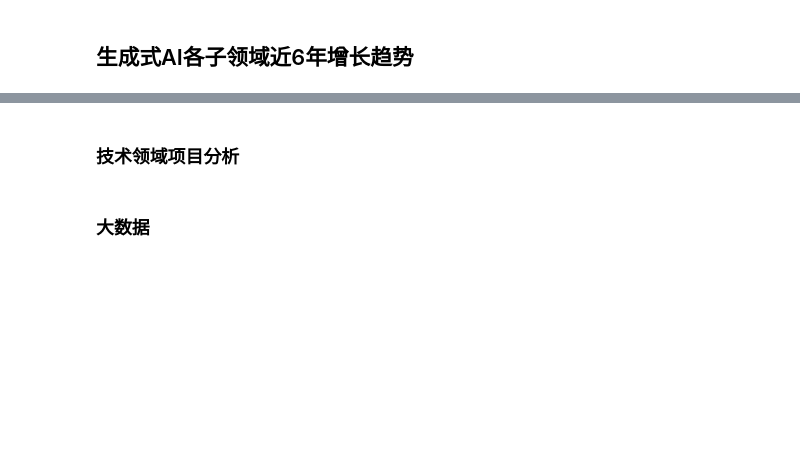
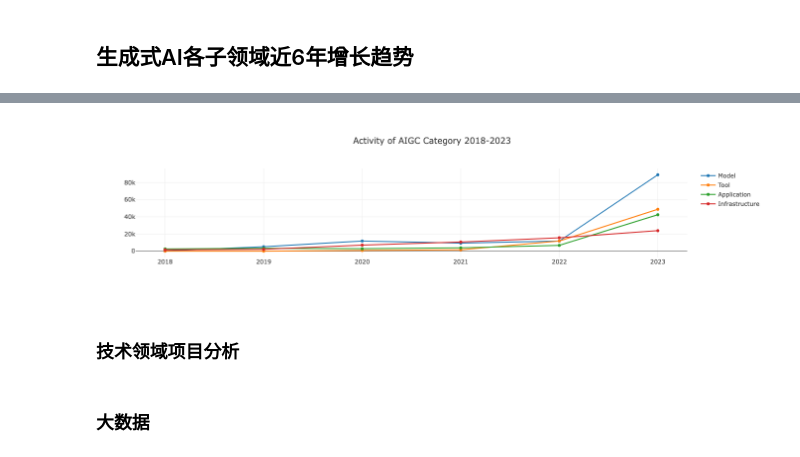
Before and after one commit to PureNatural/open-digger, a Jupyter notebook: notebook/China_open_source_techinical_report_2023.ipynb, the cells around one changed output, grey strips where cells are left out. Drawn from its saved outputs; the diff is of its cells as text; code cells hidden in the pictures; blank space fills up the shorter version.

Commit message:
add activity analysis

```diff
--- a/notebook/China_open_source_techinical_report_2023.ipynb
+++ b/notebook/China_open_source_techinical_report_2023.ipynb
@@ -119,6 +119,26 @@ openDigger.index.openrank.getRepoOpenrank({
 })
 # %% [output]
 [figure]
+# %%
+openDigger.index.activity.getRepoActivity({
+    labelUnion: [':technology/ai/generative_ai'],
+    startYear: 2018, endYear: 2023, endMonth: 12,
+    groupBy: 'Tech-3',
+    groupTimeRange: 'year',
+    order: 'DESC',
+    limit: -1
+}).then(data => {
+    var data = data.filter(i => i.id.startsWith(':technology/ai/generative_ai'));
+    openDigger.render.plotly(data.map(row => {
+        return {
+            x: years,
+            y: row.activity,
+            name: row.name
+        };
+    }), {title: `Activity of AIGC Category 2018-2023`, xaxis: { type: 'category' }});
+})
+# %% [output]
+[figure, added]
 # %% [markdown]
 ### 技术领域项目分析
 # %%
```
Also changed, not shown: parts of 17 cells of this notebook.
